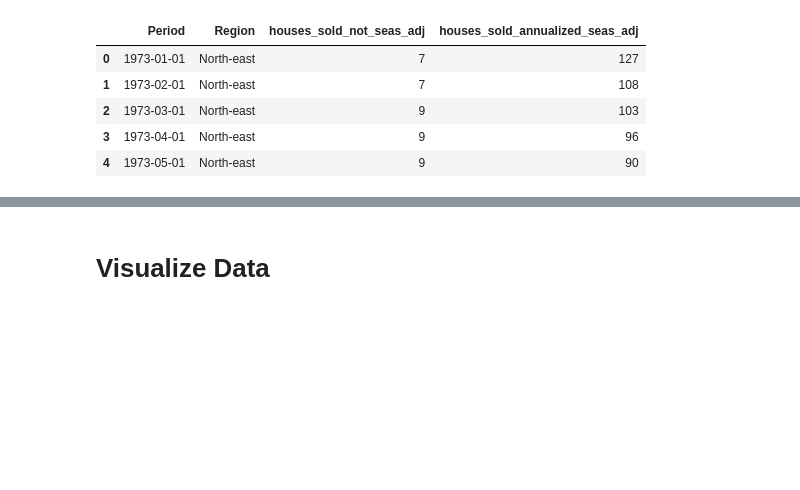
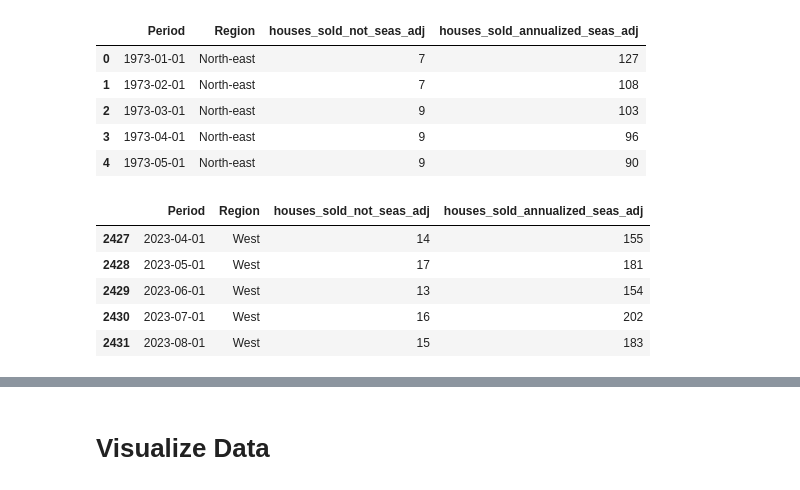
Before and after one commit to readytensor/rt-datasets-forecasting, a Jupyter notebook: datasets/raw/new_house_sales/prepare_new_house_sales_data.ipynb, the cells around one changed output, grey strips where cells are left out. Drawn from its saved outputs; the diff is of its cells as text; code cells hidden in the pictures; blank space fills up the shorter version.

```diff
--- a/datasets/raw/new_house_sales/prepare_new_house_sales_data.ipynb
+++ b/datasets/raw/new_house_sales/prepare_new_house_sales_data.ipynb
@@ -81,3 +81,12 @@ data.head()
 | 2 | 1973-03-01 | North-east | 9 | 103 |
 | 3 | 1973-04-01 | North-east | 9 | 96 |
 | 4 | 1973-05-01 | North-east | 9 | 90 |
+# %%
+data.tail()
+# %% [output]
+|  | Period | Region | houses_sold_not_seas_adj | houses_sold_annualized_seas_adj |
+| 2427 | 2023-04-01 | West | 14 | 155 |
+| 2428 | 2023-05-01 | West | 17 | 181 |
+| 2429 | 2023-06-01 | West | 13 | 154 |
+| 2430 | 2023-07-01 | West | 16 | 202 |
+| 2431 | 2023-08-01 | West | 15 | 183 |
```
Also changed, not shown: parts of 7 cells of this notebook, 39 other files.
